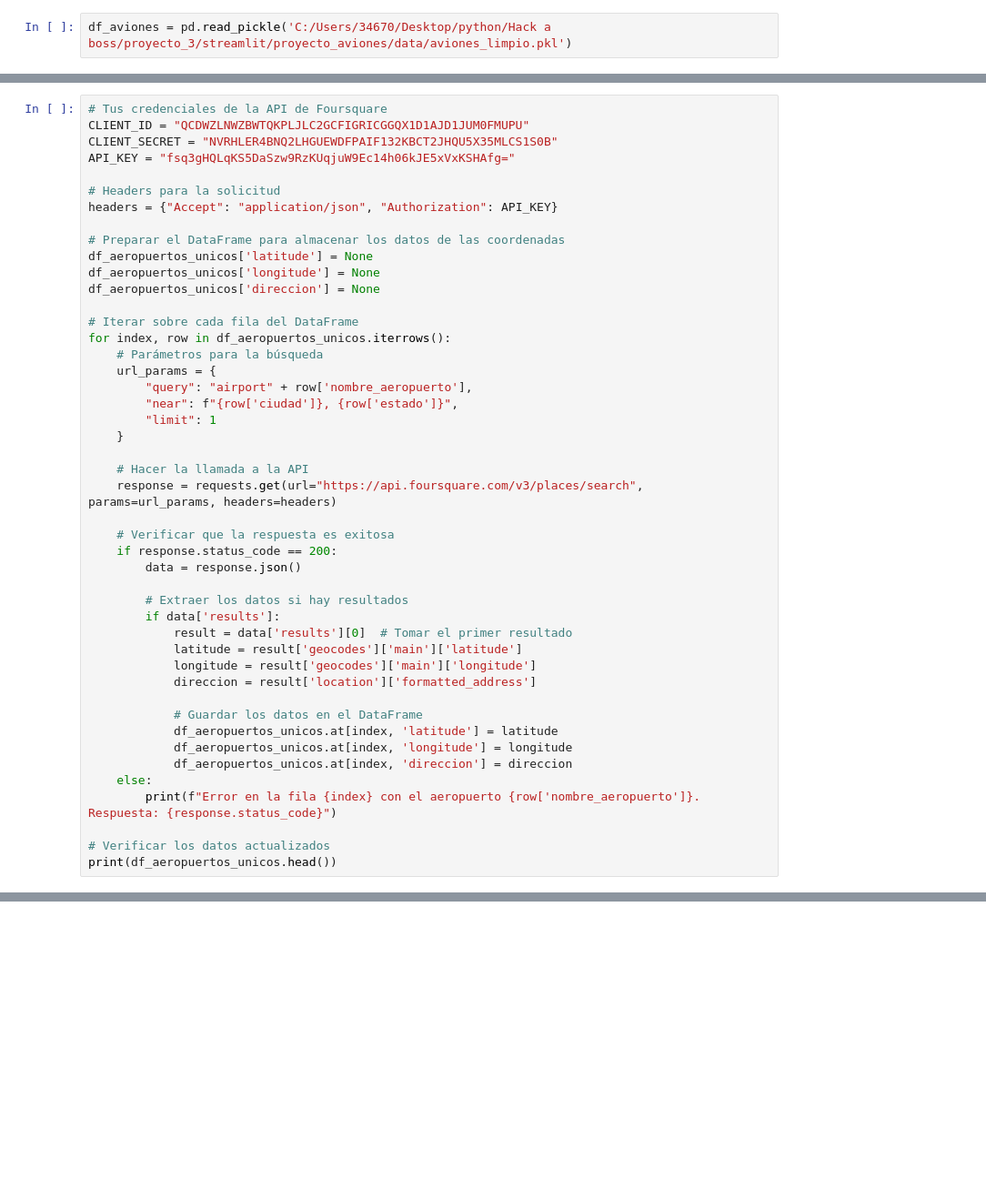
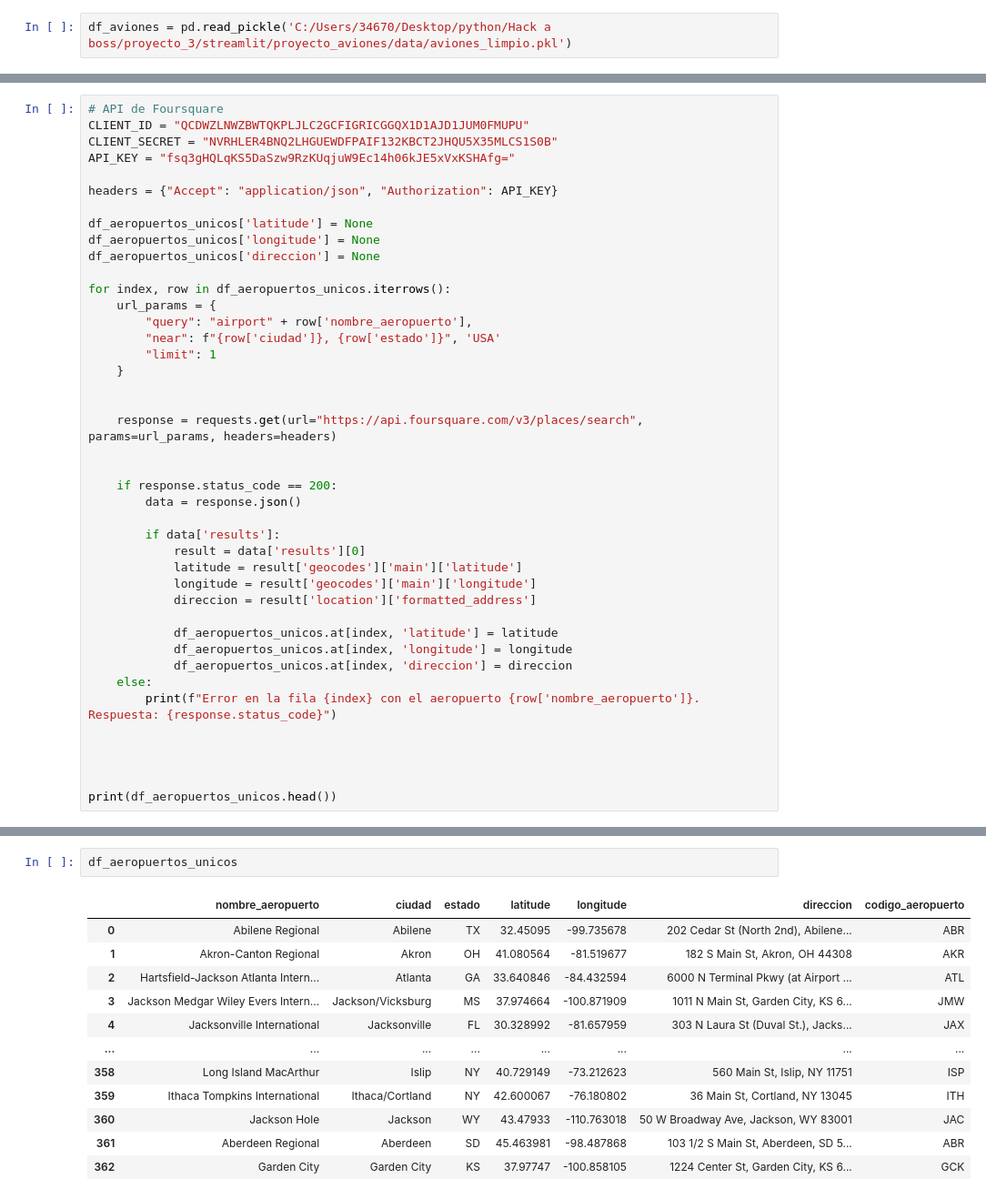
Before and after one commit to RubenMaestre/proyecto_aviones, a Jupyter notebook: cuadernos/aeropuertos.ipynb, the cells around one changed output, grey strips where cells are left out. Shown at 91% size. Saved outputs shown, nothing was run; the diff lists cells and outputs as text; blank space fills up the shorter version.

Commit message:
actualiza

```diff
--- a/cuadernos/aeropuertos.ipynb
+++ b/cuadernos/aeropuertos.ipynb
@@ -130,50 +115,46 @@ A value is trying to be set on a copy of a slice from a DataFrame
 See the caveats in the documentation: https://pandas.pydata.org/pandas-docs/stable/user_guide/indexing.html#returning-a-view-versus-a-copy
   df_aeropuertos_unicos.rename(columns={
 # %%
-# Tus credenciales de la API de Foursquare
+# API de Foursquare
 CLIENT_ID = "QCDWZLNWZBWTQKPLJLC2GCFIGRICGGQX1D1AJD1JUM0FMUPU"
 CLIENT_SECRET = "NVRHLER4BNQ2LHGUEWDFPAIF132KBCT2JHQU5X35MLCS1S0B"
 API_KEY = "fsq3gHQLqKS5DaSzw9RzKUqjuW9Ec14h06kJE5xVxKSHAfg="
 
-# Headers para la solicitud
 headers = {"Accept": "application/json", "Authorization": API_KEY}
 
-# Preparar el DataFrame para almacenar los datos de las coordenadas
 df_aeropuertos_unicos['latitude'] = None
 df_aeropuertos_unicos['longitude'] = None
 df_aeropuertos_unicos['direccion'] = None
 
-# Iterar sobre cada fila del DataFrame
 for index, row in df_aeropuertos_unicos.iterrows():
-    # Parámetros para la búsqueda
     url_params = {
         "query": "airport" + row['nombre_aeropuerto'],
-        "near": f"{row['ciudad']}, {row['estado']}",
+        "near": f"{row['ciudad']}, {row['estado']}", 'USA'
         "limit": 1
     }
 
-    # Hacer la llamada a la API
+
     response = requests.get(url="https://api.foursquare.com/v3/places/search", params=url_params, headers=headers)
 
-    # Verificar que la respuesta es exitosa
+
     if response.status_code == 200:
         data = response.json()
 
-        # Extraer los datos si hay resultados
         if data['results']:
-            result = data['results'][0]  # Tomar el primer resultado
+            result = data['results'][0]
             latitude = result['geocodes']['main']['latitude']
             longitude = result['geocodes']['main']['longitude']
             direccion = result['location']['formatted_address']
 
-            # Guardar los datos en el DataFrame
             df_aeropuertos_unicos.at[index, 'latitude'] = latitude
             df_aeropuertos_unicos.at[index, 'longitude'] = longitude
             df_aeropuertos_unicos.at[index, 'direccion'] = direccion
     else:
         print(f"Error en la fila {index} con el aeropuerto {row['nombre_aeropuerto']}. Respuesta: {response.status_code}")
 
-# Verificar los datos actualizados
+
+
+
 print(df_aeropuertos_unicos.head())
 # %% [output]
 A value is trying to be set on a copy of a slice from a DataFrame.
@@ -253,0 +609,15 @@ print(df_aeropuertos_unicos.head())
+# %%
+df_aeropuertos_unicos
+# %% [output]
+|  | nombre_aeropuerto | ciudad | estado | latitude | longitude | direccion | codigo_aeropuerto |
+| 0 | Abilene Regional | Abilene | TX | 32.45095 | -99.735678 | 202 Cedar St (North 2nd), Abilene... | ABR |
+| 1 | Akron-Canton Regional | Akron | OH | 41.080564 | -81.519677 | 182 S Main St, Akron, OH 44308 | AKR |
+| 2 | Hartsfield-Jackson Atlanta Intern... | Atlanta | GA | 33.640846 | -84.432594 | 6000 N Terminal Pkwy (at Airport ... | ATL |
+| 3 | Jackson Medgar Wiley Evers Intern... | Jackson/Vicksburg | MS | 37.974664 | -100.871909 | 1011 N Main St, Garden City, KS 6... | JMW |
+| 4 | Jacksonville International | Jacksonville | FL | 30.328992 | -81.657959 | 303 N Laura St (Duval St.), Jacks... | JAX |
+| ... | ... | ... | ... | ... | ... | ... | ... |
+| 358 | Long Island MacArthur | Islip | NY | 40.729149 | -73.212623 | 560 Main St, Islip, NY 11751 | ISP |
+| 359 | Ithaca Tompkins International | Ithaca/Cortland | NY | 42.600067 | -76.180802 | 36 Main St, Cortland, NY 13045 | ITH |
+| 360 | Jackson Hole | Jackson | WY | 43.47933 | -110.763018 | 50 W Broadway Ave, Jackson, WY 83001 | JAC |
+| 361 | Aberdeen Regional | Aberdeen | SD | 45.463981 | -98.487868 | 103 1/2 S Main St, Aberdeen, SD 5... | ABR |
+| 362 | Garden City | Garden City | KS | 37.97747 | -100.858105 | 1224 Center St, Garden City, KS 6... | GCK |
```
Also changed, not shown: parts of 25 cells of this notebook, 11 other files.
